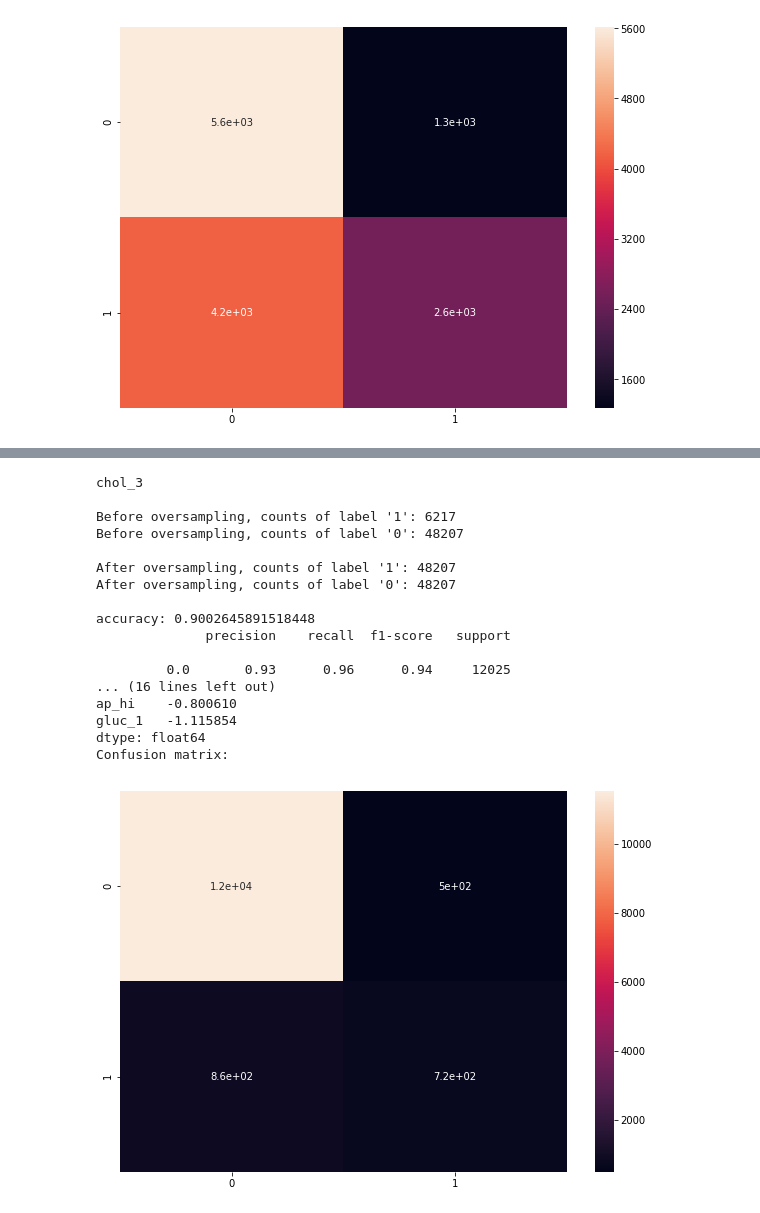
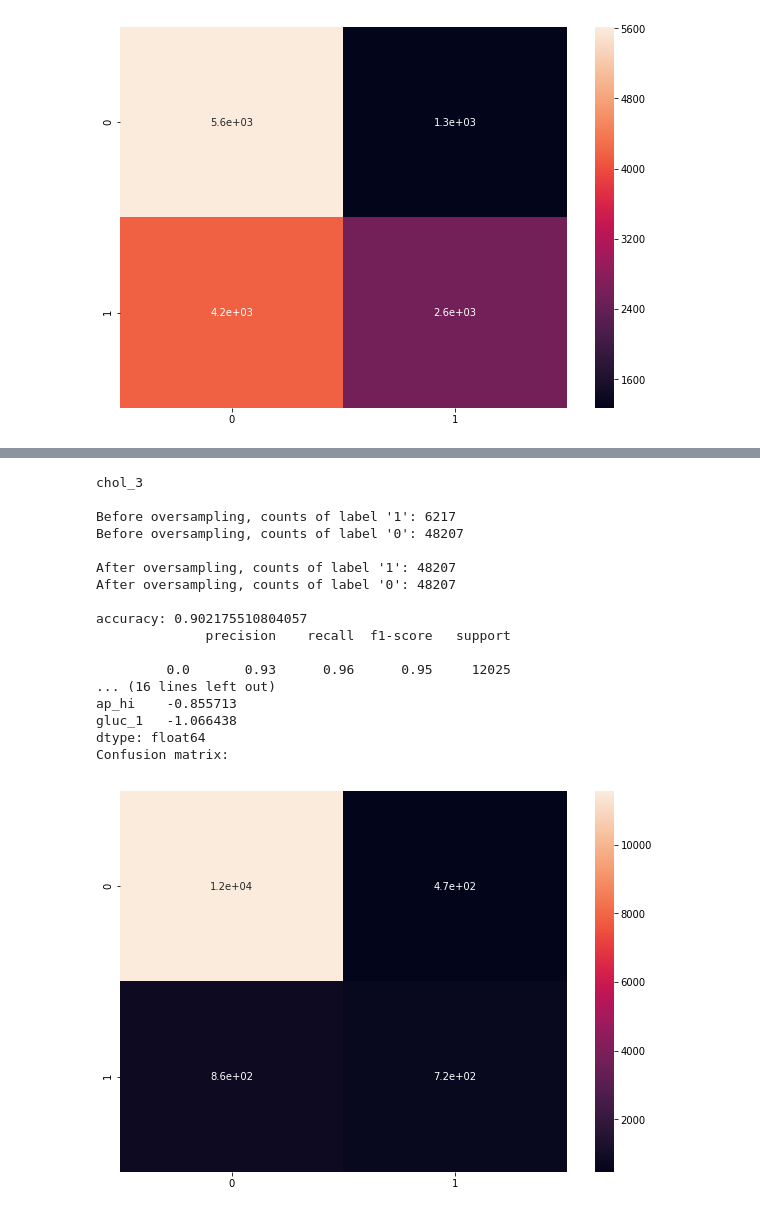
Before and after one commit to caravanuden/cardio, a Jupyter notebook: lr.ipynb, the cells around one changed output, grey strips where cells are left out. Cells and saved outputs as stored; diff of their text form; code cells hidden in the pictures.

Commit message:
logistic regression and redid heatmaps for both datasets

```diff
--- a/lr.ipynb
+++ b/lr.ipynb
@@ -38,7 +38,7 @@ def plot_2d_space(X, y, label='Classes'):
     plt.legend(loc='upper right')
     plt.show()
 # %%
-def lrcv(key, target_vars, resample=True):
+def lrcv(key, target_vars, df, resample=True):
     X = df.drop(target_vars[key], axis=1)
     y = df[key]
     print('\n{0}\n'.format(key))
@@ -119,23 +119,23 @@ dtype: float64
 Confusion matrix:
 [figure]
 # %%
-clf = lrcv('chol_3', target_vars, resample=True)
+clf = lrcv('chol_3', target_vars, df, resample=True)
 # %% [output]
 chol_3
 
 Before oversampling, counts of label '1': 6217
 Before oversampling, counts of label '0': 48207
 
 After oversampling, counts of label '1': 48207
 After oversampling, counts of label '0': 48207
 
-accuracy: 0.9002645891518448
+accuracy: 0.902175510804057
               precision    recall  f1-score   support
 
-         0.0       0.93      0.96      0.94     12025
+         0.0       0.93      0.96      0.95     12025
 ... (16 lines left out)
-ap_hi    -0.800610
-gluc_1   -1.115854
+ap_hi    -0.855713
+gluc_1   -1.066438
 dtype: float64
 Confusion matrix:
-[figure, old version]
+[figure, new version]
```
Also changed, not shown: parts of 9 cells of this notebook.
